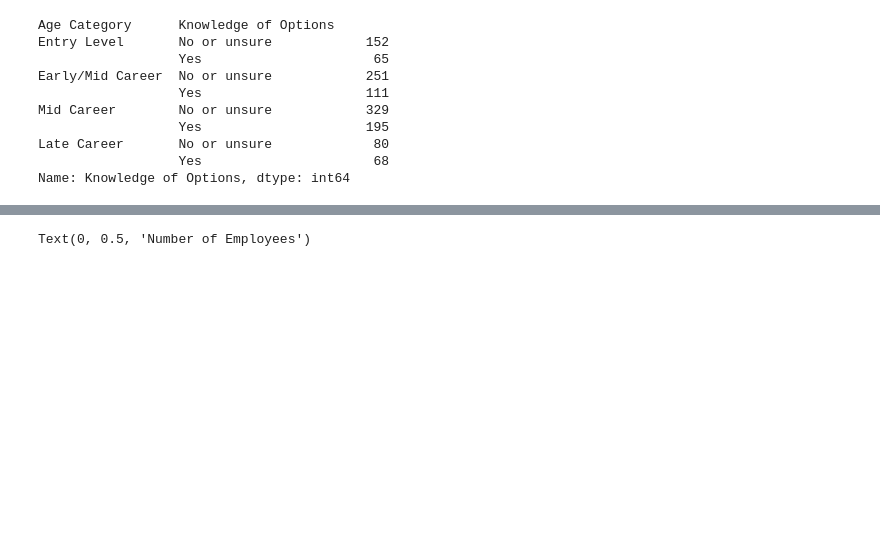
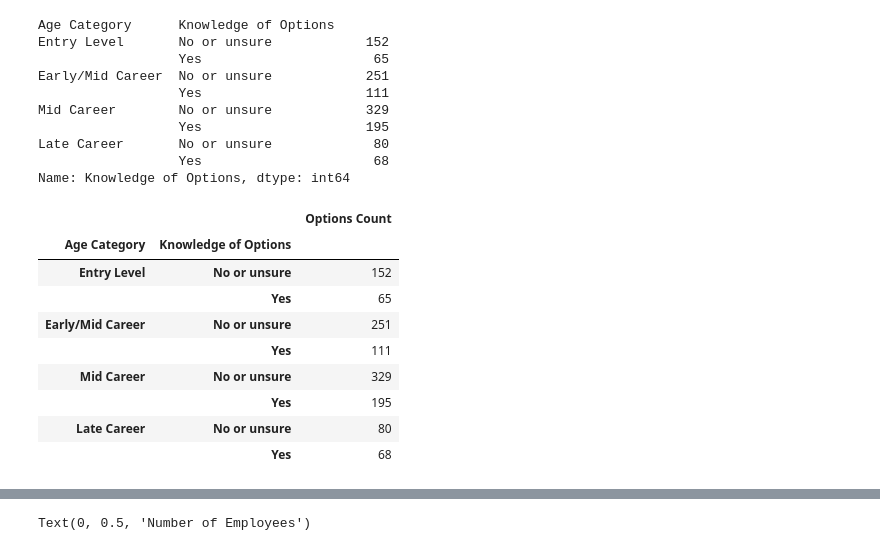
Before and after one commit to baileykayla953/project-one, a Jupyter notebook: mental_health_tech.ipynb, the cells around one changed output, grey strips where cells are left out. Saved outputs shown, nothing was run; the diff lists cells and outputs as text; code cells hidden in the pictures; blank space fills up the shorter version.

```diff
--- a/mental_health_tech.ipynb
+++ b/mental_health_tech.ipynb
@@ -351,3 +391,19 @@ Mid Career        No or unsure            329
 Late Career       No or unsure             80
                   Yes                      68
 Name: Knowledge of Options, dtype: int64
+# %%
+# Transforming to a dataframe
+options_levels_df = options_levels.to_frame()
+options_levels_df.columns=["Options Count"]
+options_levels_df
+# %% [output]
+|  |  | Options Count |
+| Age Category | Knowledge of Options |  |
+| Entry Level | No or unsure | 152 |
+|  | Yes | 65 |
+| Early/Mid Career | No or unsure | 251 |
+|  | Yes | 111 |
+| Mid Career | No or unsure | 329 |
+|  | Yes | 195 |
+| Late Career | No or unsure | 80 |
+|  | Yes | 68 |
```
Also changed, not shown: parts of 27 cells of this notebook, 1 other file.
